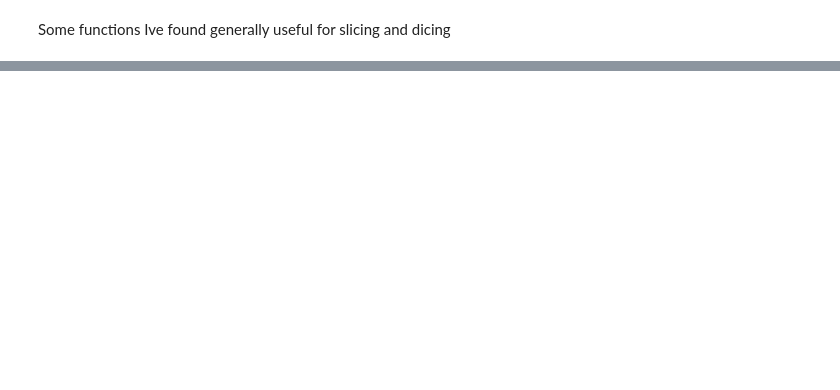
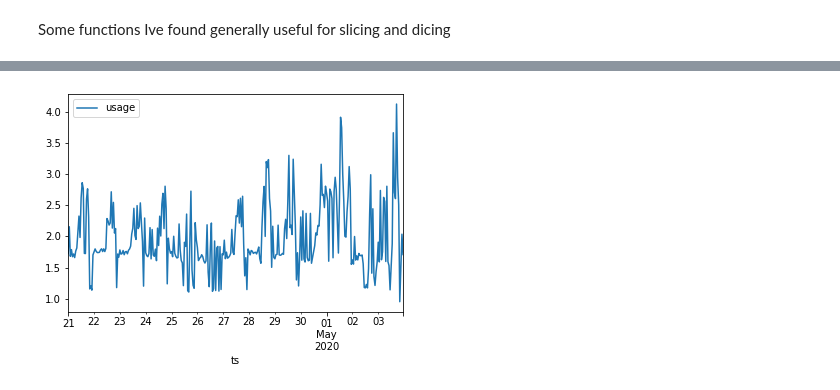
Before and after one commit to tumalow-will/boucherot, a Jupyter notebook: building_ml_notebook.ipynb, the cells around one changed output, grey strips where cells are left out. Drawn from its saved outputs; the diff is of its cells as text; code cells hidden in the pictures; blank space fills up the shorter version.

```diff
--- a/building_ml_notebook.ipynb
+++ b/building_ml_notebook.ipynb
@@ -102,0 +158,8 @@ NameError: name 'os' is not defined
+# %%
+ax = plt.gca()
+resampled_last_month = last_month_df.resample('60T').mean()
+resampled_last_month['ts'] = resampled_last_month.index
+resampled_last_month.plot(kind='line',x='ts',y='usage',ax=ax)
+plt.show()
+# %% [output]
+[figure, added]
```
Also changed, not shown: parts of 22 cells of this notebook.
